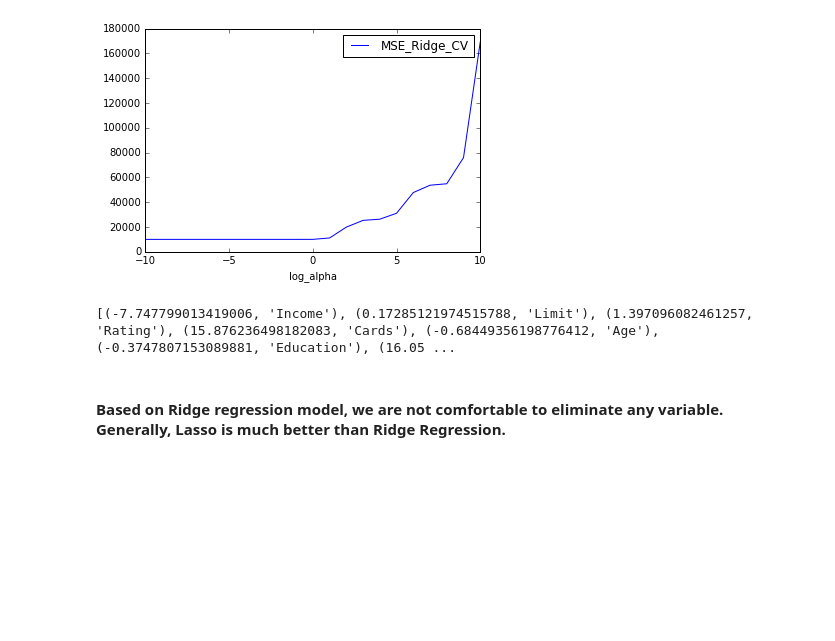
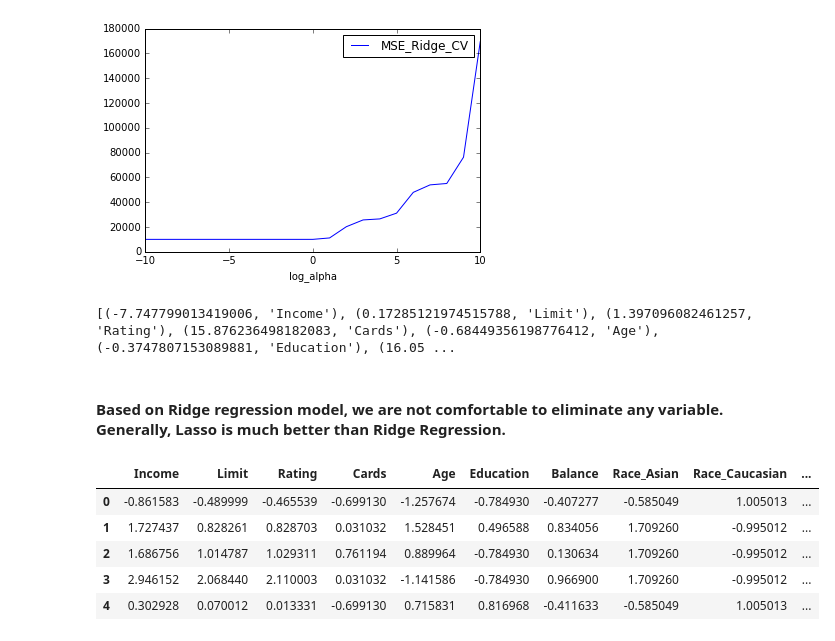
Before and after one commit to readywater/SF-DAT-20, a Jupyter notebook: Code/Lecture6.ipynb, the cells around one changed output. Cells and saved outputs as stored; diff of their text form; code cells hidden in the pictures; blank space fills up the shorter version.

```diff
--- a/Code/Lecture6.ipynb
+++ b/Code/Lecture6.ipynb
@@ -320,0 +327,9 @@ print zip(lm.coef_,CreditData_X_Variables.columns)
+# %%
+CreditDataNew.head()
+# %% [output]
+|  | Income | Limit | Rating | Cards | Age | Education | Balance | Race_Asian | Race_Caucasian | ... |
+| 0 | -0.861583 | -0.489999 | -0.465539 | -0.699130 | -1.257674 | -0.784930 | -0.407277 | -0.585049 | 1.005013 | ... |
+| 1 | 1.727437 | 0.828261 | 0.828703 | 0.031032 | 1.528451 | 0.496588 | 0.834056 | 1.709260 | -0.995012 | ... |
+| 2 | 1.686756 | 1.014787 | 1.029311 | 0.761194 | 0.889964 | -0.784930 | 0.130634 | 1.709260 | -0.995012 | ... |
+| 3 | 2.946152 | 2.068440 | 2.110003 | 0.031032 | -1.141586 | -0.784930 | 0.966900 | 1.709260 | -0.995012 | ... |
+| 4 | 0.302928 | 0.070012 | 0.013331 | -0.699130 | 0.715831 | 0.816968 | -0.411633 | -0.585049 | 1.005013 | ... |
```
Also changed, not shown: parts of 16 cells of this notebook, 3 other files.
